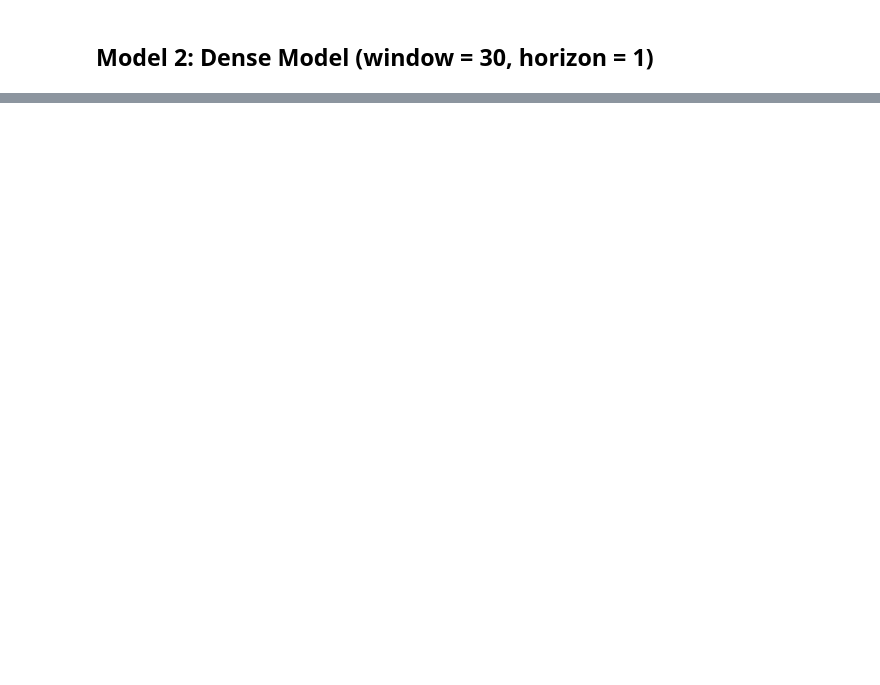
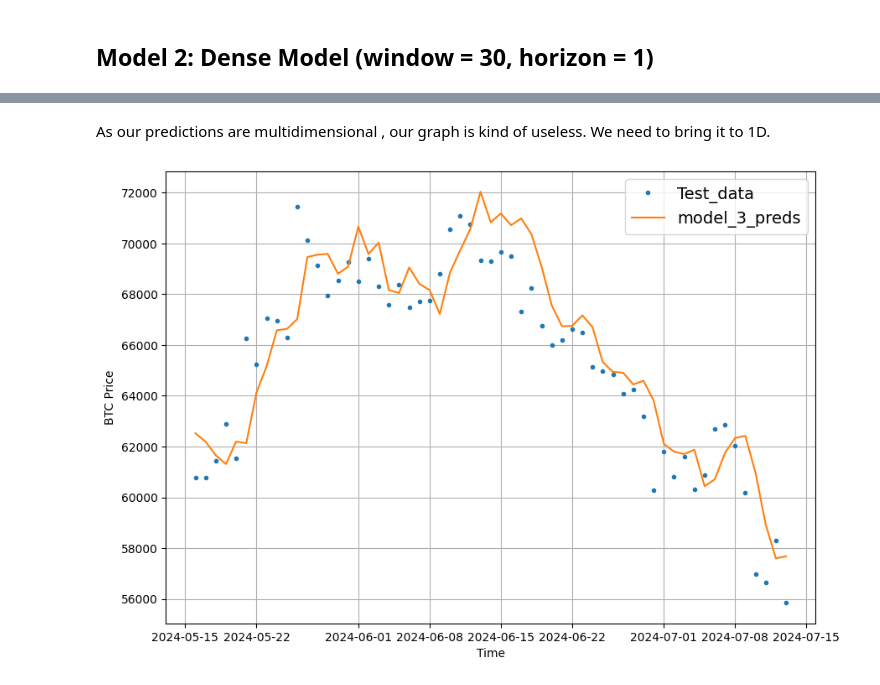
Before and after one commit to yashfirkedata/BitC-Prediction, a Jupyter notebook: BitC_Prediction.ipynb, the cells around one changed output, grey strips where cells are left out. Drawn from its saved outputs; the diff is of its cells as text; code cells hidden in the pictures; blank space fills up the shorter version.

Commit message:
experiments till rnn done

```diff
--- a/BitC_Prediction.ipynb
+++ b/BitC_Prediction.ipynb
@@ -484,0 +572,6 @@ plot_time_series(timesteps=X_test[-len(test_windows):], values=model_1_preds, st
+# %%
+HORIZON = 7
+WINDOW_SIZE = 30
+
+full_windows, full_labels = make_windows(prices, window_size=WINDOW_SIZE, horizon=HORIZON)
+len(full_windows), len(full_labels)
@@ -484,0 +580,3 @@ plot_time_series(timesteps=X_test[-len(test_windows):], values=model_1_preds, st
+# %%
+train_windows, test_windows, train_labels, test_labels = make_train_test_splits(windows=full_windows, labels=full_labels, test_split=0.2)
+len(train_windows), len(test_windows), len(train_labels), len(test_labels)
@@ -484,0 +612,4 @@ plot_time_series(timesteps=X_test[-len(test_windows):], values=model_1_preds, st
+# %%
+# Load in best version of model_3 and evaluate
+model_3 = tf.keras.models.load_model("model_experiments/model_3_dense/")
+model_3.evaluate(test_windows, test_labels)
@@ -484,0 +621,5 @@ plot_time_series(timesteps=X_test[-len(test_windows):], values=model_1_preds, st
+# %%
+# The predictions are going to be 7 steps at a time (this is the HORIZON size)
+model_3_preds = make_preds(model_3,
+                           input_data=test_windows)
+model_3_preds[:5]
@@ -484,0 +710,17 @@ plot_time_series(timesteps=X_test[-len(test_windows):], values=model_1_preds, st
+# %% [markdown]
+As our predictions are  multidimensional , our graph is kind of useless. We need to bring it to 1D.
+# %%
+offset = 300
+plt.figure(figsize=(10, 7))
+# Plot model_3_preds by aggregating them (note: this condenses information so the preds will look fruther ahead than the test data)
+plot_time_series(timesteps=X_test[-len(test_windows):],
+                 values=test_labels[:, 0],
+                 start=offset,
+                 label="Test_data")
+plot_time_series(timesteps=X_test[-len(test_windows):],
+                 values=tf.reduce_mean(model_3_preds, axis=1),
+                 format="-",
+                 start=offset,
+                 label="model_3_preds")
+# %% [output]
+[figure, added]
```
Also changed, not shown: parts of 60 cells of this notebook.
